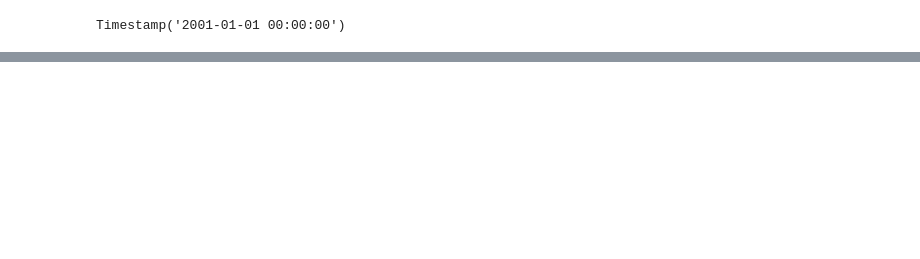
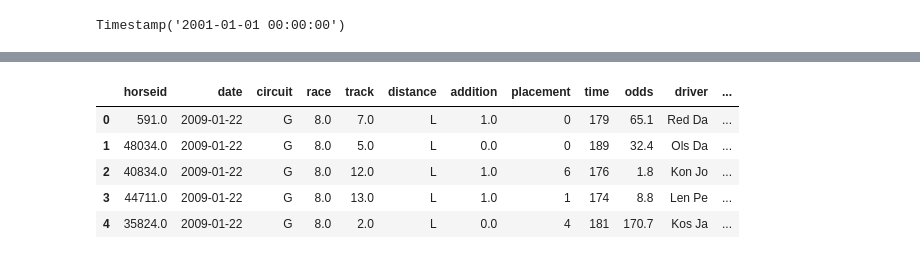
Before and after one commit to Engin89/horseracing, a Jupyter notebook: notebooks/EDA Races.ipynb, the cells around one changed output, grey strips where cells are left out. Cells and saved outputs as stored; diff of their text form; code cells hidden in the pictures; blank space fills up the shorter version.

```diff
--- a/notebooks/EDA Races.ipynb
+++ b/notebooks/EDA Races.ipynb
@@ -247,0 +329,9 @@ races.odds.hist();
+# %%
+races.head()
+# %% [output]
+|  | horseid | date | circuit | race | track | distance | addition | placement | time | odds | driver | ... |
+| 0 | 591.0 | 2009-01-22 | G | 8.0 | 7.0 | L | 1.0 | 0 | 179 | 65.1 | Red Da | ... |
+| 1 | 48034.0 | 2009-01-22 | G | 8.0 | 5.0 | L | 0.0 | 0 | 189 | 32.4 | Ols Da | ... |
+| 2 | 40834.0 | 2009-01-22 | G | 8.0 | 12.0 | L | 1.0 | 6 | 176 | 1.8 | Kon Jo | ... |
+| 3 | 44711.0 | 2009-01-22 | G | 8.0 | 13.0 | L | 1.0 | 1 | 174 | 8.8 | Len Pe | ... |
+| 4 | 35824.0 | 2009-01-22 | G | 8.0 | 2.0 | L | 0.0 | 4 | 181 | 170.7 | Kos Ja | ... |
```
Also changed, not shown: parts of 33 cells of this notebook, 2 other files.
